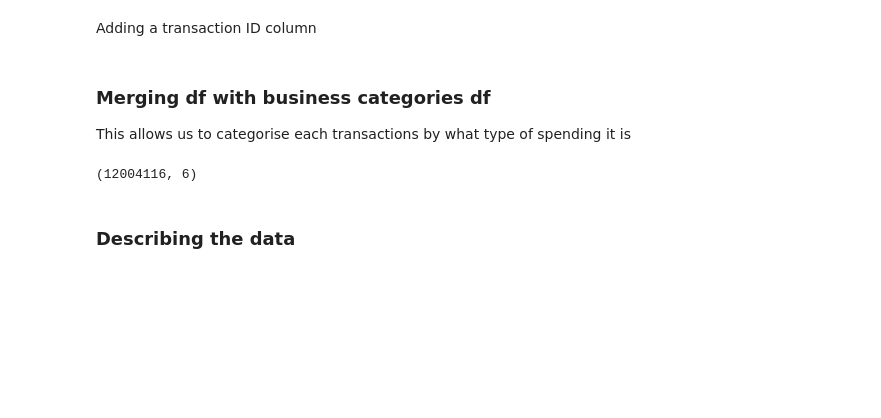
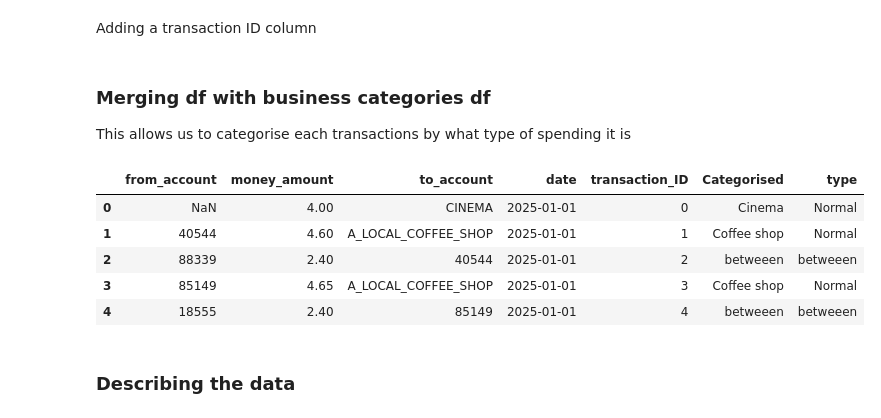
Before and after one commit to qt22010/DSMP-Grp24-, a Jupyter notebook: Sasha/cleaning_forIncomePrediction.ipynb, the cells around one changed output. Drawn from its saved outputs; the diff is of its cells as text; code cells hidden in the pictures; blank space fills up the shorter version.

```diff
--- a/Sasha/cleaning_forIncomePrediction.ipynb
+++ b/Sasha/cleaning_forIncomePrediction.ipynb
@@ -45,7 +42,18 @@ df = df.drop('index', axis=1)
-# %%
-print(np.shape(df))
-# %% [output]
-(12004116, 6)
+# %%
+df = pd.merge(df, normal_inferior, how='outer').sort_values(by=['transaction_ID']).reset_index() #Merging the df's
+df = df.drop('index', axis=1)
+df['type'] = df['type'].fillna('betweeen') #Many of the payments are not to businesses, so here we are making up for that
+df['Categorised'] = df['Categorised'].fillna('betweeen') #Many of the payments are not to businesses, so here we are making up for that
+df.loc[(pd.isna(df.to_account)), 'type'] = np.nan #Where we have no info about where the money is going we cannot categorise it
+df.loc[(pd.isna(df.to_account)), 'Categorised'] = np.nan #Where we have no info about where the money is going we cannot categorise it
+df.head()
+# %% [output]
+|  | from_account | money_amount | to_account | date | transaction_ID | Categorised | type |
+| 0 | NaN | 4.00 | CINEMA | 2025-01-01 | 0 | Cinema | Normal |
+| 1 | 40544 | 4.60 | A_LOCAL_COFFEE_SHOP | 2025-01-01 | 1 | Coffee shop | Normal |
+| 2 | 88339 | 2.40 | 40544 | 2025-01-01 | 2 | betweeen | betweeen |
+| 3 | 85149 | 4.65 | A_LOCAL_COFFEE_SHOP | 2025-01-01 | 3 | Coffee shop | Normal |
+| 4 | 18555 | 2.40 | 85149 | 2025-01-01 | 4 | betweeen | betweeen |
 # %%
 df['transaction_ID'] = df['transaction_ID'].astype(int)
 # %% [markdown]
```
Also changed, not shown: parts of 16 cells of this notebook, 1 other file.
